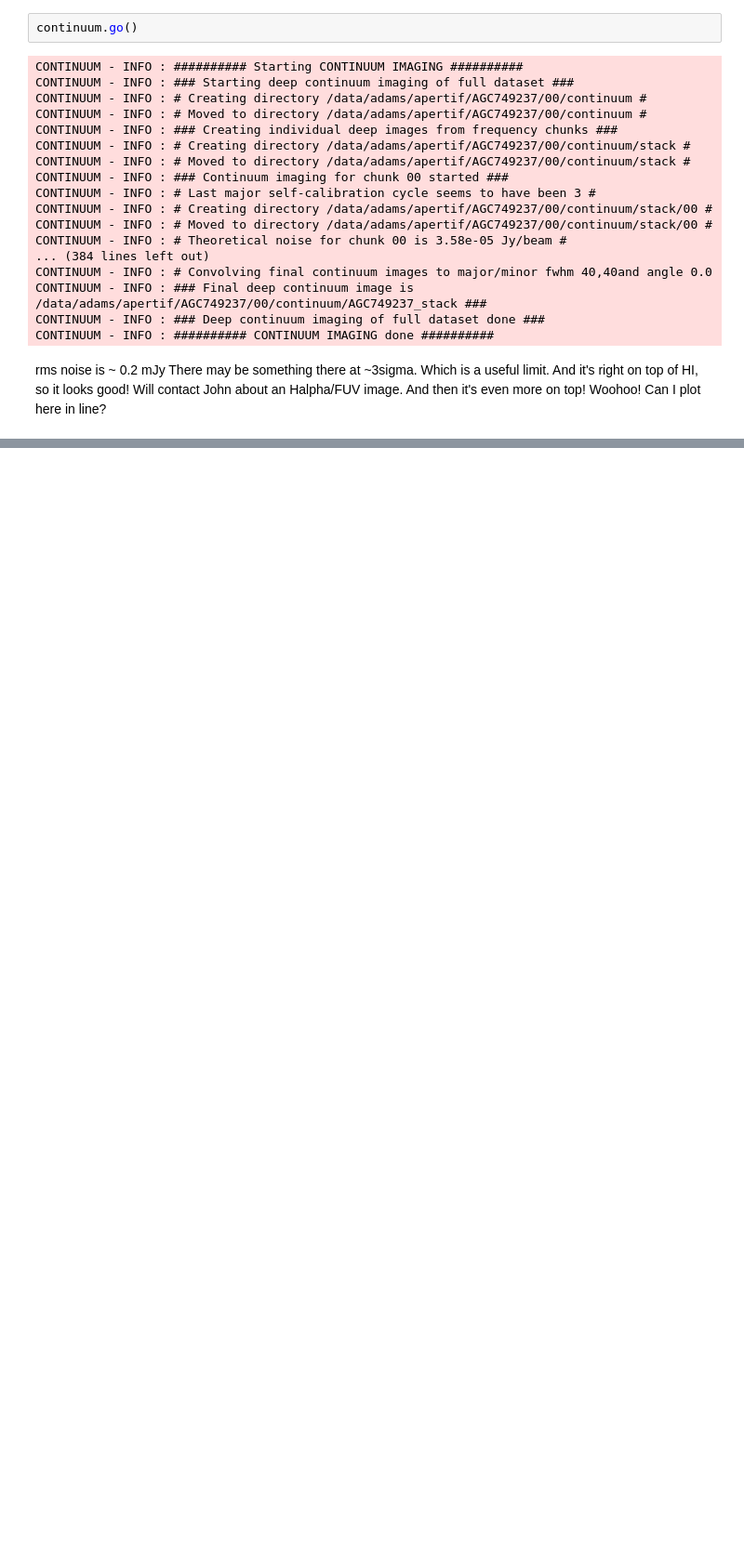
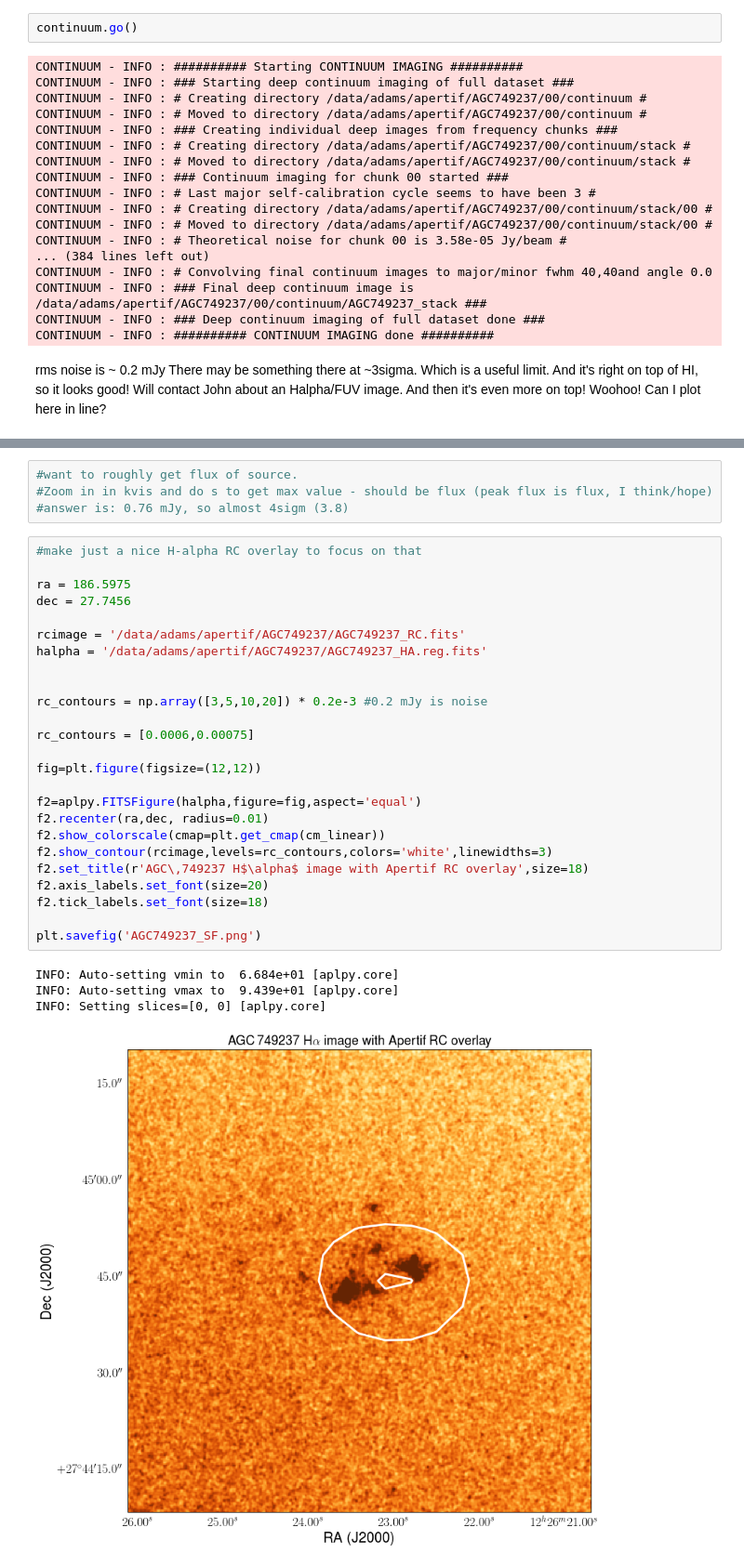
Before and after one commit to eakadams/apertif, a Jupyter notebook: DATA/AGC749237.ipynb, the cells around one changed output, grey strips where cells are left out. Shown at 93% size. Cells and saved outputs as stored; diff of their text form; blank space fills up the shorter version.

```diff
--- a/DATA/AGC749237.ipynb
+++ b/DATA/AGC749237.ipynb
@@ -271,0 +442,34 @@ import aplpy
+# %%
+#want to roughly get flux of source.
+#Zoom in in kvis and do s to get max value - should be flux (peak flux is flux, I think/hope)
+#answer is: 0.76 mJy, so almost 4sigm (3.8)
+# %%
+#make just a nice H-alpha RC overlay to focus on that
+
+ra = 186.5975
+dec = 27.7456
+
+rcimage = '/data/adams/apertif/AGC749237/AGC749237_RC.fits'
+halpha = '/data/adams/apertif/AGC749237/AGC749237_HA.reg.fits'
+
+
+rc_contours = np.array([3,5,10,20]) * 0.2e-3 #0.2 mJy is noise
+
+rc_contours = [0.0006,0.00075]
+
+fig=plt.figure(figsize=(12,12))
+
+f2=aplpy.FITSFigure(halpha,figure=fig,aspect='equal')
+f2.recenter(ra,dec, radius=0.01)
+f2.show_colorscale(cmap=plt.get_cmap(cm_linear))
+f2.show_contour(rcimage,levels=rc_contours,colors='white',linewidths=3)
+f2.set_title(r'AGC\,749237 H$\alpha$ image with Apertif RC overlay',size=18)
+f2.axis_labels.set_font(size=20)
+f2.tick_labels.set_font(size=18)
+
+plt.savefig('AGC749237_SF.png')
+# %% [output]
+INFO: Auto-setting vmin to  6.684e+01 [aplpy.core]
+INFO: Auto-setting vmax to  9.439e+01 [aplpy.core]
+INFO: Setting slices=[0, 0] [aplpy.core]
+[figure, added]
```
Also changed, not shown: parts of 8 cells of this notebook.
